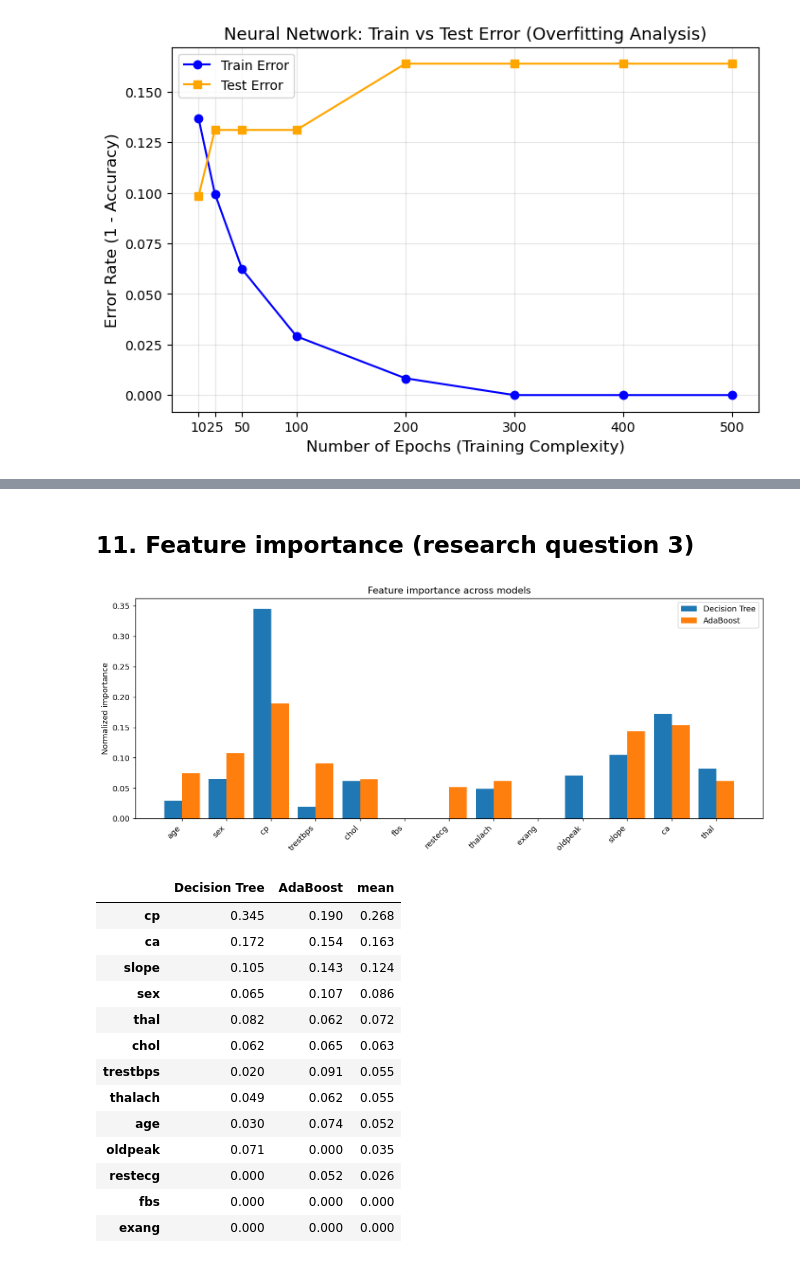
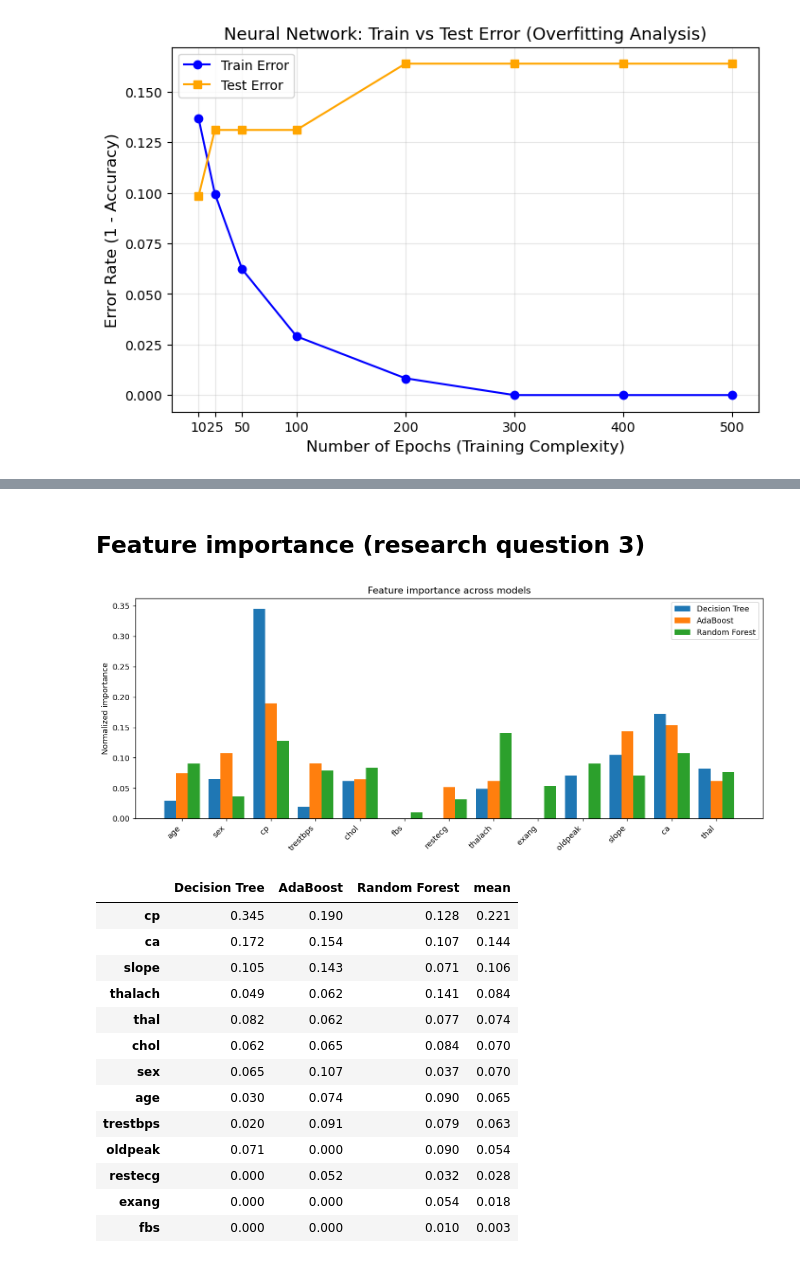
Before and after one commit to yonatang8675/ML_Project, a Jupyter notebook: notebooks/heart_disease.ipynb, the cells around one changed output, grey strips where cells are left out. Drawn from its saved outputs; the diff is of its cells as text; code cells hidden in the pictures.

```diff
--- a/notebooks/heart_disease.ipynb
+++ b/notebooks/heart_disease.ipynb
@@ -104,6 +116,9 @@ experiments = {
     "Decision Tree (full)": (lambda: DecisionTreeClassifier(max_depth=None), False),
     "Decision Tree (d=4)":  (lambda: DecisionTreeClassifier(max_depth=4), False),
     "AdaBoost (100)":       (lambda: AdaBoostClassifier(n_estimators=100), False),
+    "Random Forest (100)":  (lambda: RandomForestClassifier(n_estimators=100,
+                                                            max_features="sqrt", seed=SEED), False),
+    "SVM (RBF)":            (lambda: SVMClassifier(C=1.0, kernel="rbf", gamma="scale"), True),
     "Neural Net":           (lambda: NeuralNetwork(hidden_layers=(16,), activation="relu",
                                                    lr=0.1, epochs=300, batch_size=32,
                                                    l2=1e-4, seed=SEED), True),
@@ -157,6 +174,9 @@ quick_models = {
     "k-NN (k=5)":          lambda: KNNClassifier(k=5),
     "Decision Tree (d=4)": lambda: DecisionTreeClassifier(criterion="entropy", max_depth=4),
     "AdaBoost (100)":      lambda: AdaBoostClassifier(n_estimators=100),
+    "Random Forest (100)": lambda: RandomForestClassifier(n_estimators=100,
+                                                          max_features="sqrt", seed=SEED),
+    "SVM (RBF, C=1)":      lambda: SVMClassifier(C=1.0, kernel="rbf", gamma="scale"),
     "Neural Net":          lambda: NeuralNetwork(hidden_layers=(16,), activation="relu",
                                                  lr=0.1, epochs=300, batch_size=32,
                                                  l2=1e-4, seed=SEED),
@@ -795,40 +1092,43 @@ Best model: k-NN (test acc = 0.885, train acc = 0.855)
 # %% [markdown]
-## 11. Feature importance (research question 3)
+## Feature importance (research question 3)
 # %%
 
 importances = {}
 
 # Decision Tree: fitted on all features — no zeroing out.
 importances["Decision Tree"] = base_tree.feature_importances_
 
 # AdaBoost: fitted on all features — no zeroing out.
 importances["AdaBoost"] = base_ada.feature_importances_
+
+# Random Forest: fitted on all features — importances averaged over the trees.
+importances["Random Forest"] = base_rf.feature_importances_
 
 display(Image(plots.plot_feature_importances(importances, feature_names)))
 
 # Average the normalized importances across models to get a consensus.
 normalized = {}
 for model_name, importance in importances.items():
     importance = np.asarray(importance)
     normalized[model_name] = importance / (np.sum(np.abs(importance)) or 1)
 
 imp_df = pd.DataFrame(normalized, index=feature_names)
 
 imp_df["mean"] = imp_df.mean(axis=1)
 imp_df.sort_values("mean", ascending=False)
 # %% [output]
-[figure, old version]
+[figure, new version]
-|  | Decision Tree | AdaBoost | mean |
-| cp | 0.345 | 0.190 | 0.268 |
-| ca | 0.172 | 0.154 | 0.163 |
-| slope | 0.105 | 0.143 | 0.124 |
-| sex | 0.065 | 0.107 | 0.086 |
-| thal | 0.082 | 0.062 | 0.072 |
-| chol | 0.062 | 0.065 | 0.063 |
-| trestbps | 0.020 | 0.091 | 0.055 |
-| thalach | 0.049 | 0.062 | 0.055 |
-| age | 0.030 | 0.074 | 0.052 |
-| oldpeak | 0.071 | 0.000 | 0.035 |
-| restecg | 0.000 | 0.052 | 0.026 |
-| fbs | 0.000 | 0.000 | 0.000 |
-| exang | 0.000 | 0.000 | 0.000 |
+|  | Decision Tree | AdaBoost | Random Forest | mean |
+| cp | 0.345 | 0.190 | 0.128 | 0.221 |
+| ca | 0.172 | 0.154 | 0.107 | 0.144 |
+| slope | 0.105 | 0.143 | 0.071 | 0.106 |
+| thalach | 0.049 | 0.062 | 0.141 | 0.084 |
+| thal | 0.082 | 0.062 | 0.077 | 0.074 |
+| chol | 0.062 | 0.065 | 0.084 | 0.070 |
+| sex | 0.065 | 0.107 | 0.037 | 0.070 |
+| age | 0.030 | 0.074 | 0.090 | 0.065 |
+| trestbps | 0.020 | 0.091 | 0.079 | 0.063 |
+| oldpeak | 0.071 | 0.000 | 0.090 | 0.054 |
+| restecg | 0.000 | 0.052 | 0.032 | 0.028 |
+| exang | 0.000 | 0.000 | 0.054 | 0.018 |
+| fbs | 0.000 | 0.000 | 0.010 | 0.003 |
```
Also changed, not shown: parts of 12 cells of this notebook, 5 other files.
